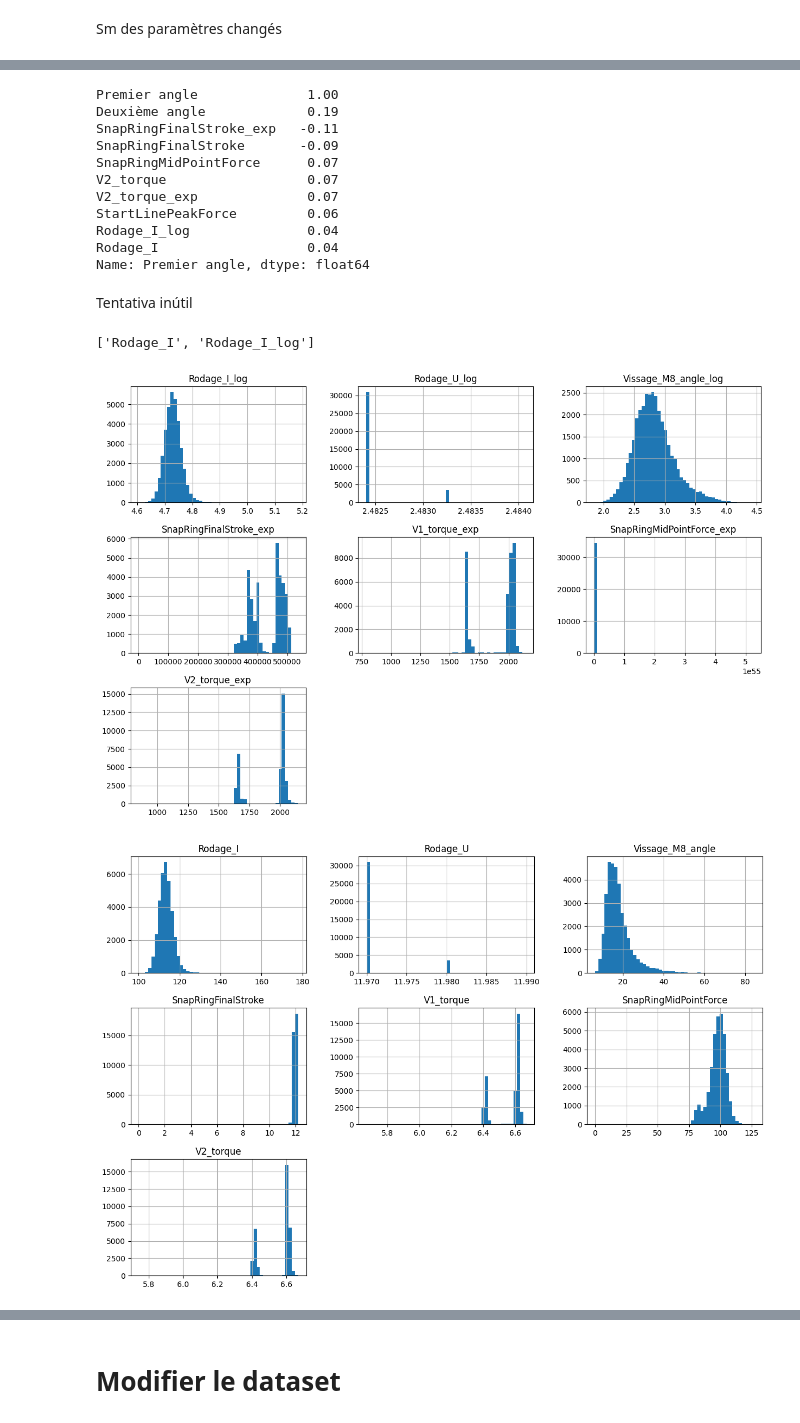
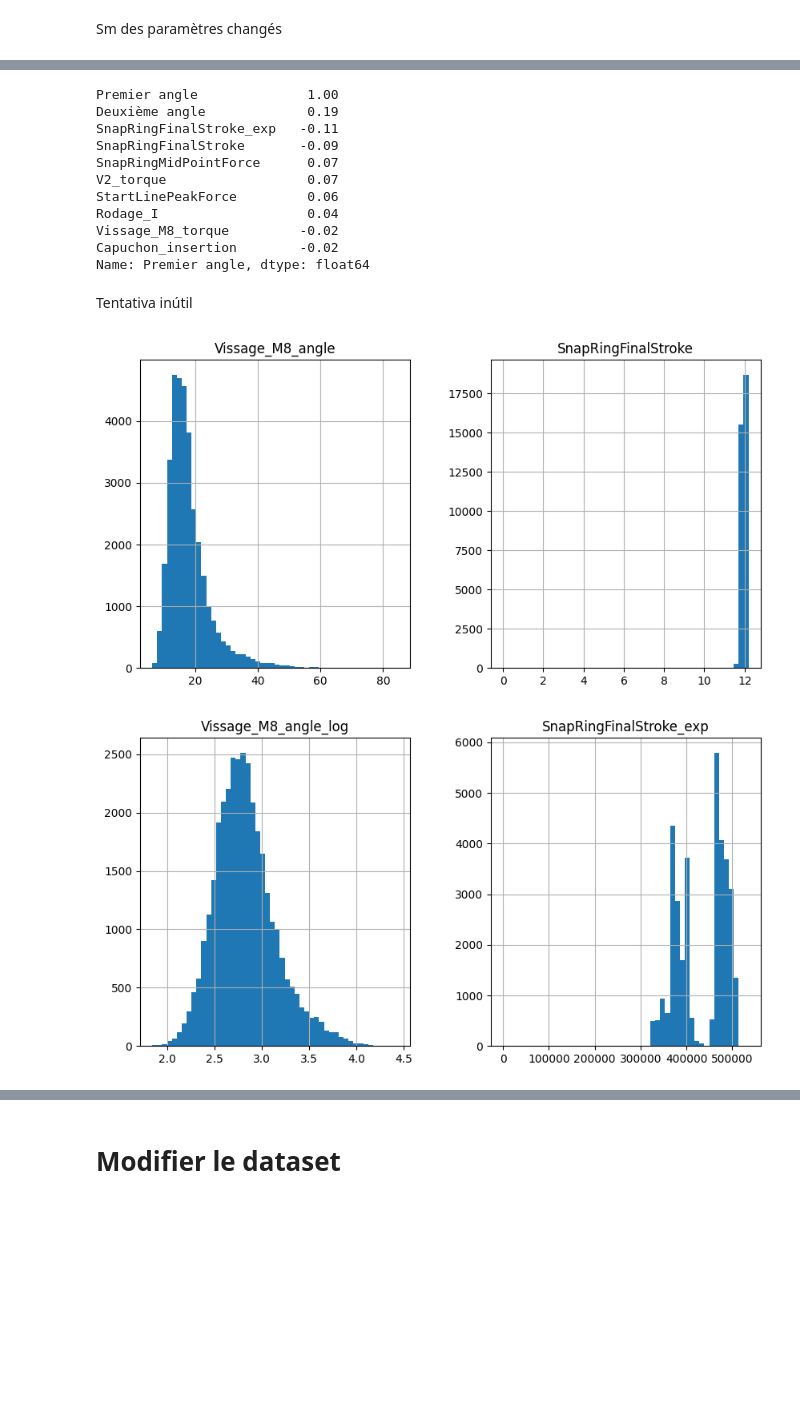
Before and after one commit to TonioHathos/AI_Valeo, a Jupyter notebook: Pre_processing_dataset_yudi.ipynb, the cells around one changed output, grey strips where cells are left out. Drawn from its saved outputs; the diff is of its cells as text; code cells hidden in the pictures; blank space fills up the shorter version.

```diff
--- a/Pre_processing_dataset_yudi.ipynb
+++ b/Pre_processing_dataset_yudi.ipynb
@@ -315,7 +316,7 @@ Scatter Matrix
 # %% [markdown]
 **Definition des columns qui ont necessité de transformation**
 # %%
-cols_change = ['Rodage_I','Rodage_U','Vissage_M8_angle','SnapRingFinalStroke', 'V1_torque','SnapRingMidPointForce', 'V2_torque']
+cols_change = ['Vissage_M8_angle','SnapRingFinalStroke']
 #df_training_inputs
 # %% [markdown]
 Columns qui n'ont rien changé
@@ -325,13 +326,13 @@ cols_Nchange = ['PROC_TRACEINFO','Premier angle', 'SnapRingPeakForce','Deuxième
 # %% [markdown]
 Definition des changements
 # %%
-cols_to_transform = ['Rodage_I','Rodage_U','Vissage_M8_angle'];
+cols_to_transform = ['Vissage_M8_angle'];
 
 cols_transformed = [s + "_log" for s in cols_to_transform]
 df_training_inputs[cols_transformed] = df_training_inputs[cols_to_transform].transform(
                         func=lambda x : np.log(x))
 # %%
-cols_to_transform1 = ['SnapRingFinalStroke', 'V1_torque','SnapRingMidPointForce', 'V2_torque']
+cols_to_transform1 = ['SnapRingFinalStroke']
 cols_transformed1 = [s + "_exp" for s in cols_to_transform1]
 
 df_training_inputs[cols_transformed1] = df_training_inputs[cols_to_transform1].transform(
@@ -410,24 +399,19 @@ SnapRingFinalStroke_exp   -0.11
 SnapRingFinalStroke       -0.09
 SnapRingMidPointForce      0.07
 V2_torque                  0.07
-V2_torque_exp              0.07
 StartLinePeakForce         0.06
-Rodage_I_log               0.04
 Rodage_I                   0.04
+Vissage_M8_torque         -0.02
+Capuchon_insertion        -0.02
 Name: Premier angle, dtype: float64
 # %% [markdown]
 Tentativa inútil
-# %%
-Rodag_change = ['Rodage_I','Rodage_I_log']
-Rodag_change
-# %% [output]
-['Rodage_I', 'Rodage_I_log']
 # %%
-df_training_inputs[cols_change_transf].hist(bins=50, figsize = (15,10))
+df_training_inputs[cols_change].hist(bins=50, figsize = (10,5))
 plt.show()
 
-df_training_inputs[cols_change].hist(bins=50, figsize = (15,10))
+df_training_inputs[cols_change_transf].hist(bins=50, figsize = (10,5))
 plt.show()
 # %% [output]
-[figure, old version]
+[figure, new version]
-[figure, old version]
+[figure, new version]
```
Also changed, not shown: parts of 14 cells of this notebook.
